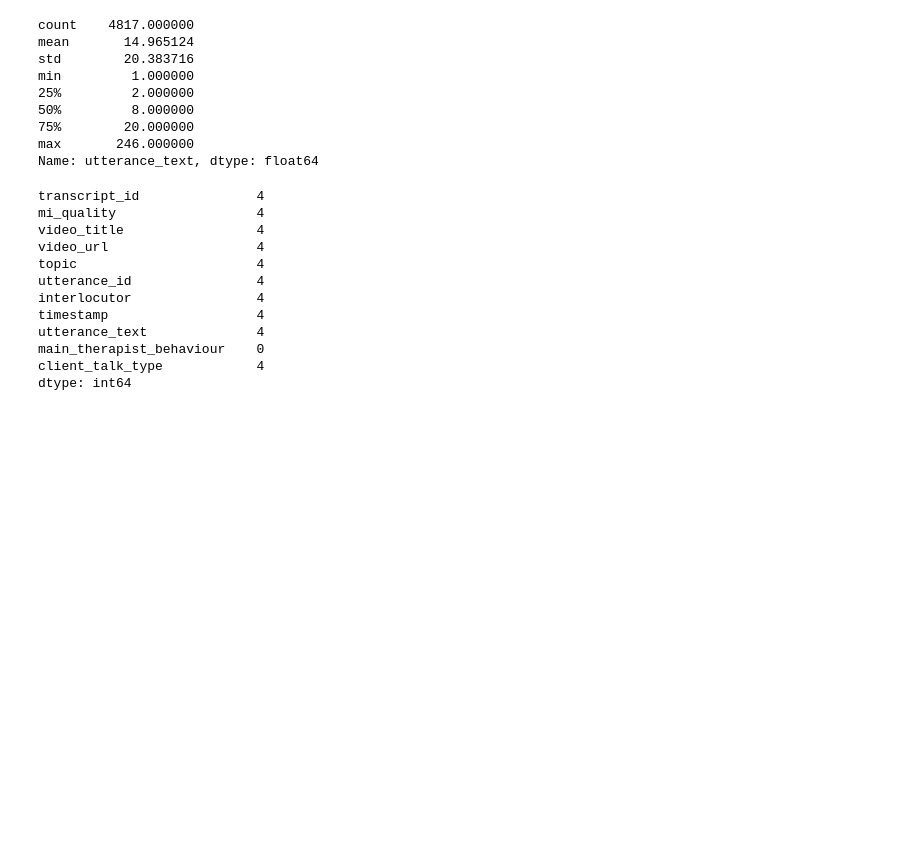
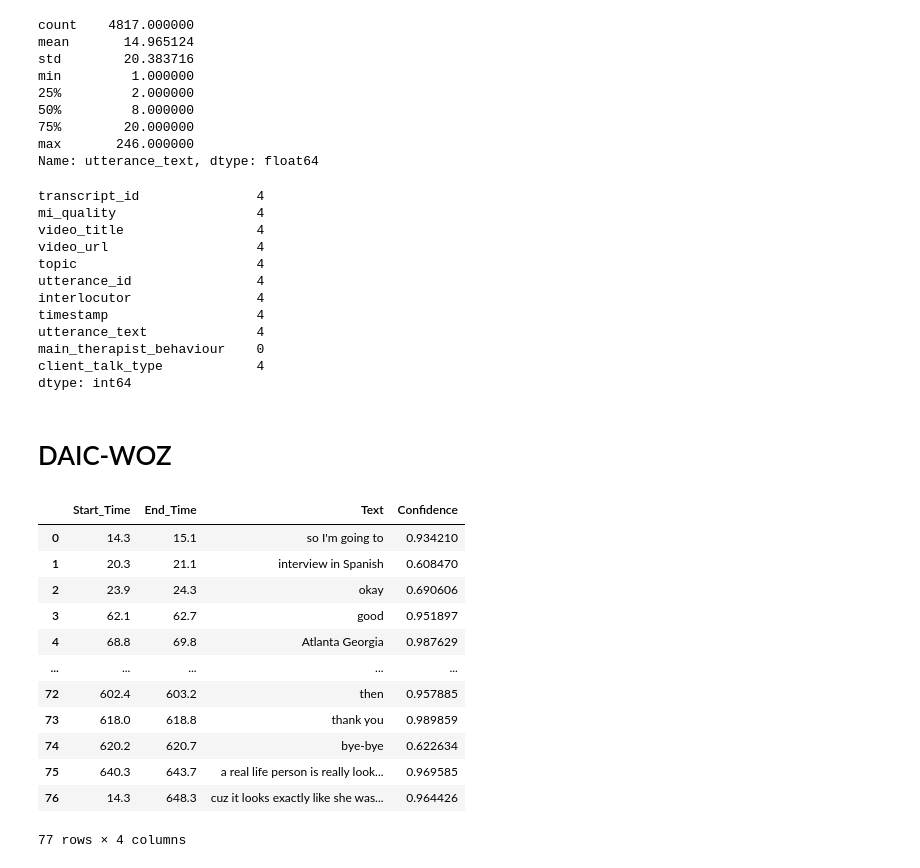
Before and after one commit to Fred-Bred/SDS-thesis, a Jupyter notebook: notebooks/exploration.ipynb, the cells around one changed output. Drawn from its saved outputs; the diff is of its cells as text; code cells hidden in the pictures; blank space fills up the shorter version.

```diff
--- a/notebooks/exploration.ipynb
+++ b/notebooks/exploration.ipynb
@@ -90,3 +92,23 @@ utterance_text              4
 main_therapist_behaviour    0
 client_talk_type            4
 dtype: int64
+# %% [markdown]
+# DAIC-WOZ
+# %%
+daic = pd.read_csv(r"D:\PACS\DAIC-WOZ\transcripts_only\300_Transcript.csv")
+# %%
+daic
+# %% [output]
+|  | Start_Time | End_Time | Text | Confidence |
+| 0 | 14.3 | 15.1 | so I'm going to | 0.934210 |
+| 1 | 20.3 | 21.1 | interview in Spanish | 0.608470 |
+| 2 | 23.9 | 24.3 | okay | 0.690606 |
+| 3 | 62.1 | 62.7 | good | 0.951897 |
+| 4 | 68.8 | 69.8 | Atlanta Georgia | 0.987629 |
+| ... | ... | ... | ... | ... |
+| 72 | 602.4 | 603.2 | then | 0.957885 |
+| 73 | 618.0 | 618.8 | thank you | 0.989859 |
+| 74 | 620.2 | 620.7 | bye-bye | 0.622634 |
+| 75 | 640.3 | 643.7 | a real life person is really look... | 0.969585 |
+| 76 | 14.3 | 648.3 | cuz it looks exactly like she was... | 0.964426 |
+77 rows × 4 columns
```
Also changed, not shown: parts of 3 cells of this notebook.
